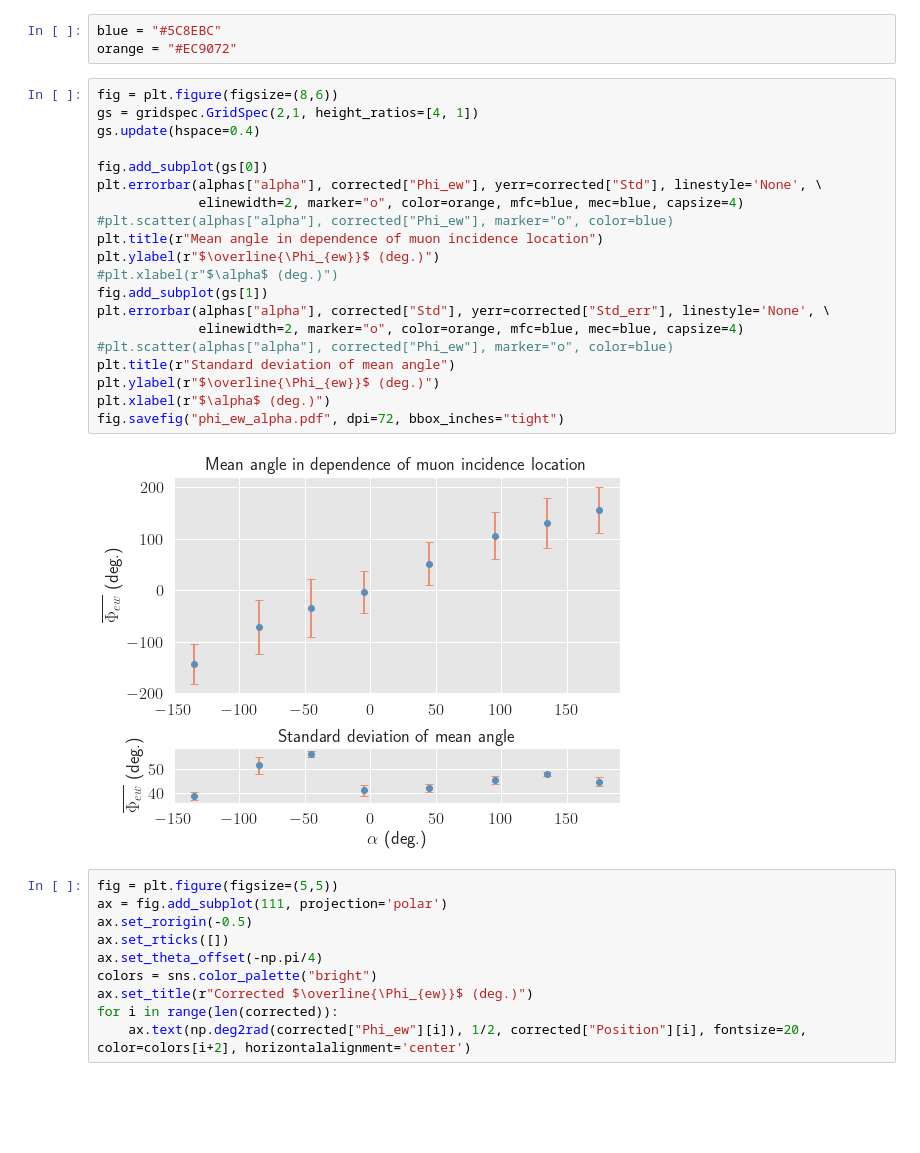
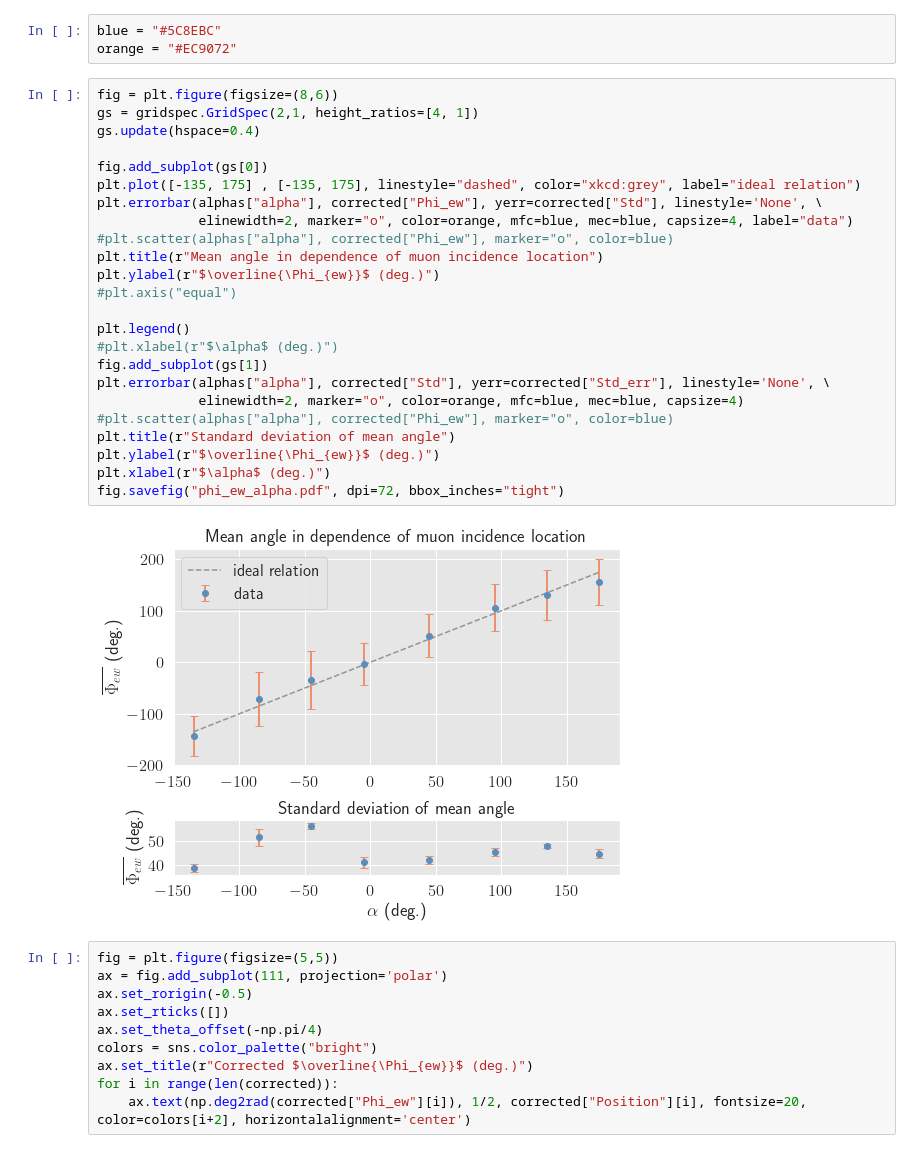
Before and after one commit to andi-matter/bachelor, a Jupyter notebook: updated_phi_ew_alpha_plots.ipynb, the cells around one changed output. Cells and saved outputs as stored; diff of their text form; blank space fills up the shorter version.

```diff
--- a/updated_phi_ew_alpha_plots.ipynb
+++ b/updated_phi_ew_alpha_plots.ipynb
@@ -59,25 +61,29 @@ orange = "#EC9072"
 # %%
 fig = plt.figure(figsize=(8,6))
 gs = gridspec.GridSpec(2,1, height_ratios=[4, 1])
 gs.update(hspace=0.4)
 
 fig.add_subplot(gs[0])
+plt.plot([-135, 175] , [-135, 175], linestyle="dashed", color="xkcd:grey", label="ideal relation")
 plt.errorbar(alphas["alpha"], corrected["Phi_ew"], yerr=corrected["Std"], linestyle='None', \
-             elinewidth=2, marker="o", color=orange, mfc=blue, mec=blue, capsize=4)
+             elinewidth=2, marker="o", color=orange, mfc=blue, mec=blue, capsize=4, label="data")
 #plt.scatter(alphas["alpha"], corrected["Phi_ew"], marker="o", color=blue)
 plt.title(r"Mean angle in dependence of muon incidence location")
 plt.ylabel(r"$\overline{\Phi_{ew}}$ (deg.)")
+#plt.axis("equal")
+
+plt.legend()
 #plt.xlabel(r"$\alpha$ (deg.)")
 fig.add_subplot(gs[1])
 plt.errorbar(alphas["alpha"], corrected["Std"], yerr=corrected["Std_err"], linestyle='None', \
              elinewidth=2, marker="o", color=orange, mfc=blue, mec=blue, capsize=4)
 #plt.scatter(alphas["alpha"], corrected["Phi_ew"], marker="o", color=blue)
 plt.title(r"Standard deviation of mean angle")
 plt.ylabel(r"$\overline{\Phi_{ew}}$ (deg.)")
 plt.xlabel(r"$\alpha$ (deg.)")
 fig.savefig("phi_ew_alpha.pdf", dpi=72, bbox_inches="tight")
 # %% [output]
-[figure, old version]
+[figure, new version]
 # %%
 fig = plt.figure(figsize=(5,5))
 ax = fig.add_subplot(111, projection='polar')
```
Also changed, not shown: parts of 4 cells of this notebook, 2 other files.
